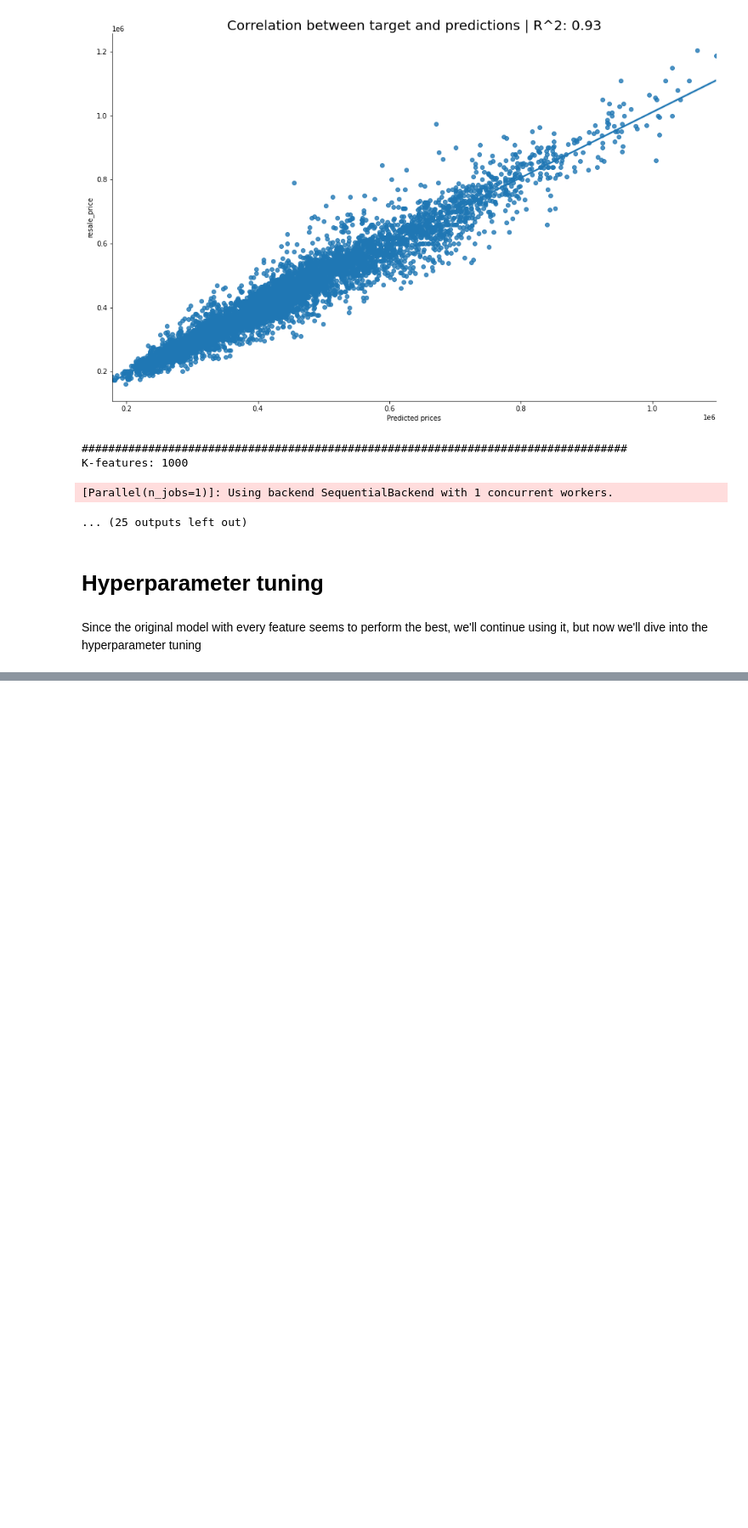
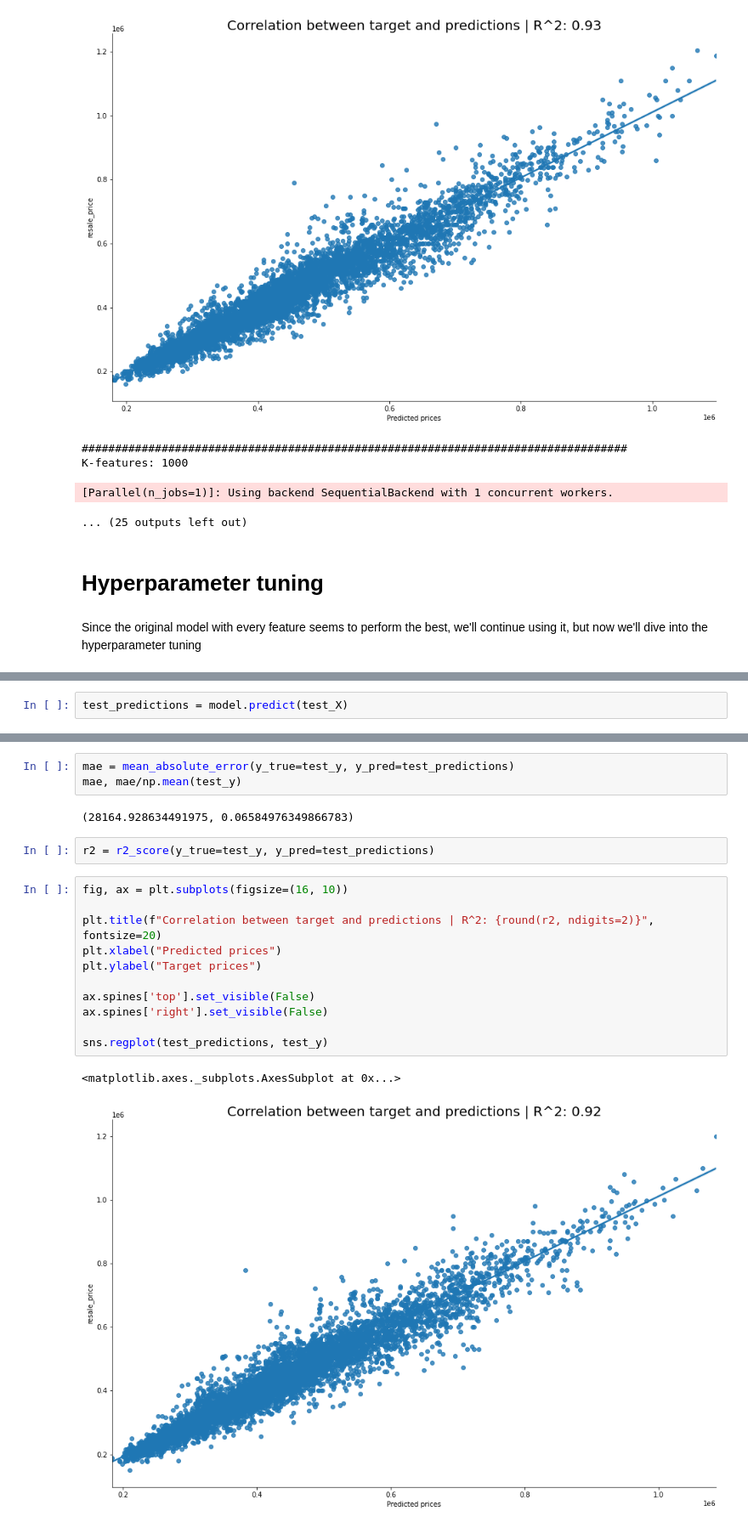
Before and after one commit to JasmineOuO/singapore-hdb-price-prediction, a Jupyter notebook: src/random-forest-regressor-v2.3.ipynb, the cells around one changed output, grey strips where cells are left out. Shown at 85% size. Drawn from its saved outputs; the diff is of its cells as text; blank space fills up the shorter version.

```diff
--- a/src/random-forest-regressor-v2.3.ipynb
+++ b/src/random-forest-regressor-v2.3.ipynb
@@ -340,0 +569,2 @@ Fitting 3 folds for each of 288 candidates, totalling 864 fits
+# %%
+test_predictions = model.predict(test_X)
@@ -340,0 +577,21 @@ Fitting 3 folds for each of 288 candidates, totalling 864 fits
+# %%
+mae = mean_absolute_error(y_true=test_y, y_pred=test_predictions)
+mae, mae/np.mean(test_y)
+# %% [output]
+(28164.928634491975, 0.06584976349866783)
+# %%
+r2 = r2_score(y_true=test_y, y_pred=test_predictions)
+# %%
+fig, ax = plt.subplots(figsize=(16, 10))
+
+plt.title(f"Correlation between target and predictions | R^2: {round(r2, ndigits=2)}", fontsize=20)
+plt.xlabel("Predicted prices")
+plt.ylabel("Target prices")
+
+ax.spines['top'].set_visible(False)
+ax.spines['right'].set_visible(False)
+
+sns.regplot(test_predictions, test_y)
+# %% [output]
+<matplotlib.axes._subplots.AxesSubplot at 0x...>
+[figure, added]
```
Also changed, not shown: parts of 14 cells of this notebook.
